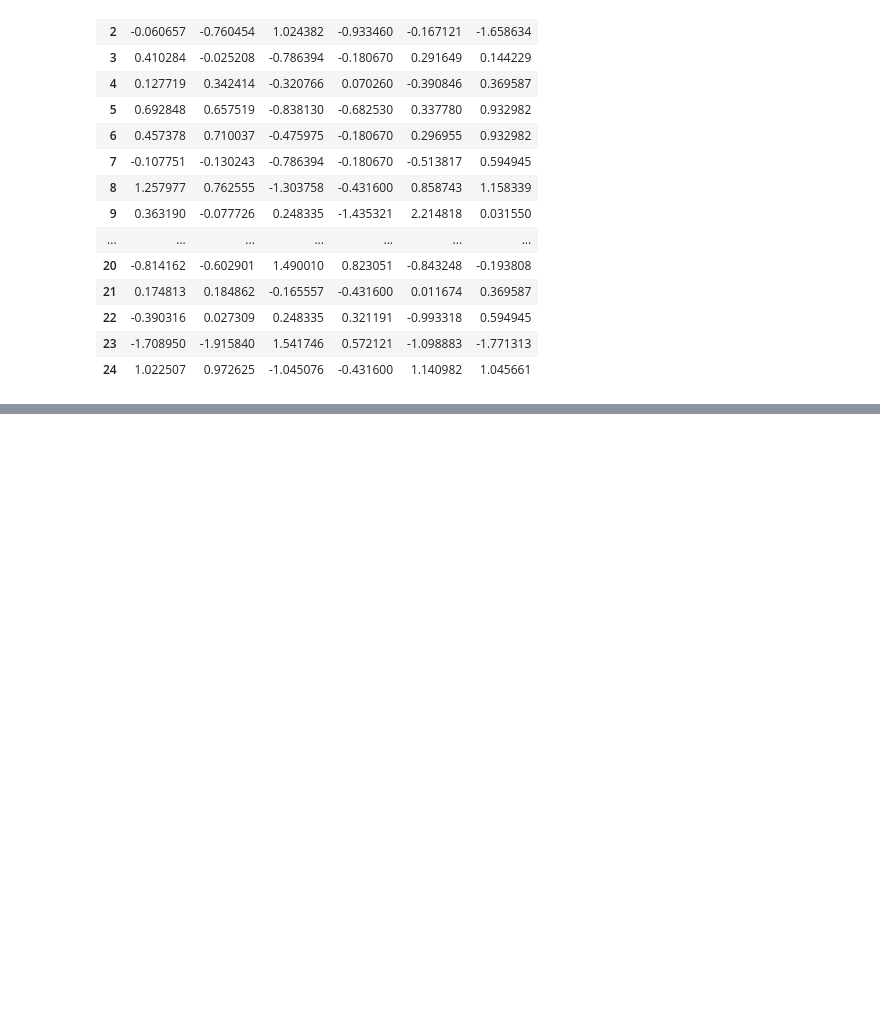
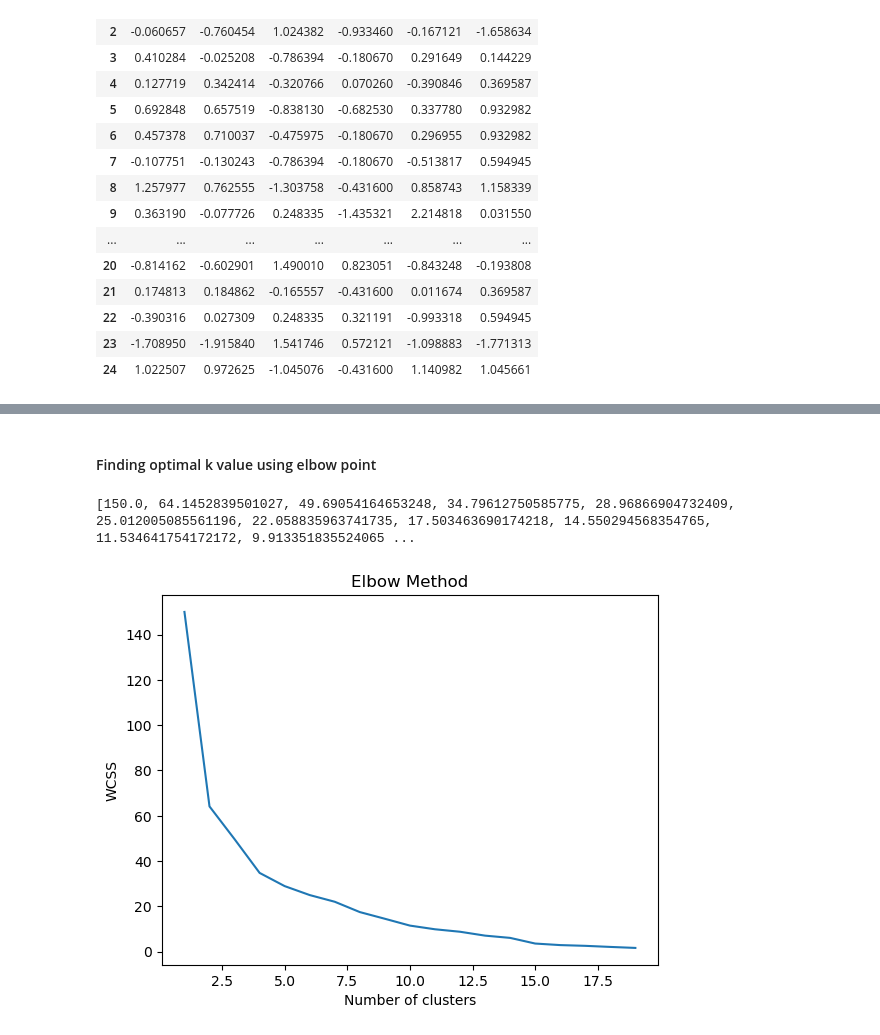
Before and after one commit to AnirudhReddy1252/AIML_TASK, a Jupyter notebook: K-means clustering.ipynb, the cells around one changed output, grey strips where cells are left out. Saved outputs shown, nothing was run; the diff lists cells and outputs as text; code cells hidden in the pictures; blank space fills up the shorter version.

```diff
--- a/K-means clustering.ipynb
+++ b/K-means clustering.ipynb
@@ -87,3 +89,7 @@ scaled_Univ_df
 | 22 | -0.390316 | 0.027309 | 0.248335 | 0.321191 | -0.993318 | 0.594945 |
 | 23 | -1.708950 | -1.915840 | 1.541746 | 0.572121 | -1.098883 | -1.771313 |
 | 24 | 1.022507 | 0.972625 | -1.045076 | -0.431600 | 1.140982 | 1.045661 |
+# %%
+from sklearn.cluster import KMeans
+clusters_new = KMeans(3, random_state=0)
+clusters_new.fit(scaled_Univ_df)
@@ -89,0 +171,18 @@ scaled_Univ_df
+# %% [markdown]
+#### Finding optimal k value using elbow point
+# %%
+wcss = []
+for i in range(1, 20):
+
+    kmeans = KMeans(n_clusters=i,random_state=0 )
+    kmeans.fit(scaled_Univ_df)
+    wcss.append(kmeans.inertia_)
+print(wcss)
+plt.plot(range(1, 20), wcss)
+plt.title('Elbow Method')
+plt.xlabel('Number of clusters')
+plt.ylabel('WCSS')
+plt.show()
+# %% [output]
+[150.0, 64.1452839501027, 49.69054164653248, 34.79612750585775, 28.96866904732409, 25.012005085561196, 22.058835963741735, 17.503463690174218, 14.550294568354765, 11.534641754172172, 9.913351835524065 ...
+[figure, added]
```
Also changed, not shown: parts of 11 cells of this notebook.
